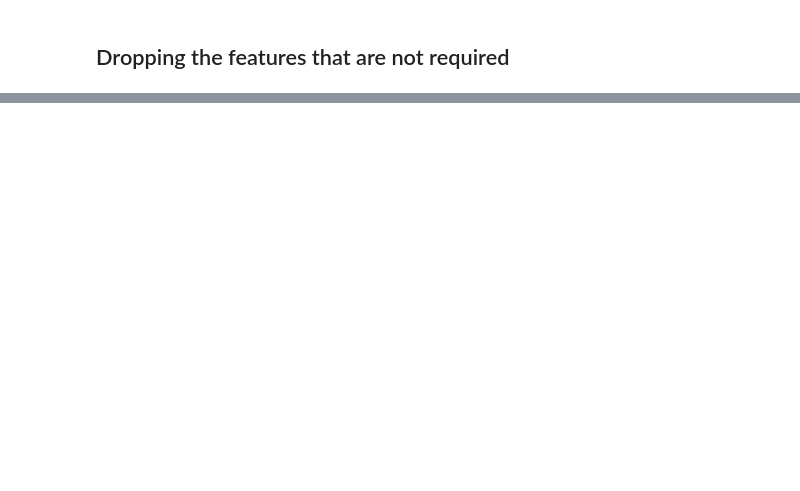
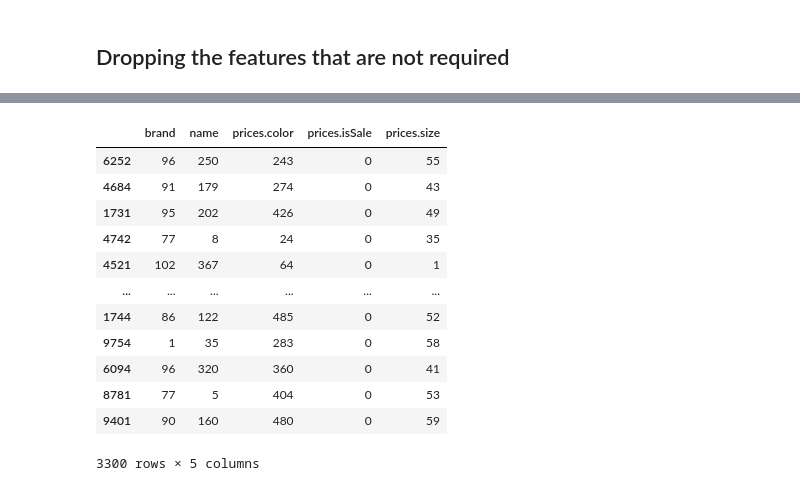
Before and after one commit to zehraina/Price-of-a-Shoe, a Jupyter notebook: main.ipynb, the cells around one changed output, grey strips where cells are left out. Saved outputs shown, nothing was run; the diff lists cells and outputs as text; code cells hidden in the pictures; blank space fills up the shorter version.

```diff
--- a/main.ipynb
+++ b/main.ipynb
@@ -136,0 +299,16 @@ Name: prices.amountMin, Length: 10000, dtype: float64
+# %%
+X_test
+# %% [output]
+|  | brand | name | prices.color | prices.isSale | prices.size |
+| 6252 | 96 | 250 | 243 | 0 | 55 |
+| 4684 | 91 | 179 | 274 | 0 | 43 |
+| 1731 | 95 | 202 | 426 | 0 | 49 |
+| 4742 | 77 | 8 | 24 | 0 | 35 |
+| 4521 | 102 | 367 | 64 | 0 | 1 |
+| ... | ... | ... | ... | ... | ... |
+| 1744 | 86 | 122 | 485 | 0 | 52 |
+| 9754 | 1 | 35 | 283 | 0 | 58 |
+| 6094 | 96 | 320 | 360 | 0 | 41 |
+| 8781 | 77 | 5 | 404 | 0 | 53 |
+| 9401 | 90 | 160 | 480 | 0 | 59 |
+3300 rows × 5 columns
```
Also changed, not shown: parts of 34 cells of this notebook.
